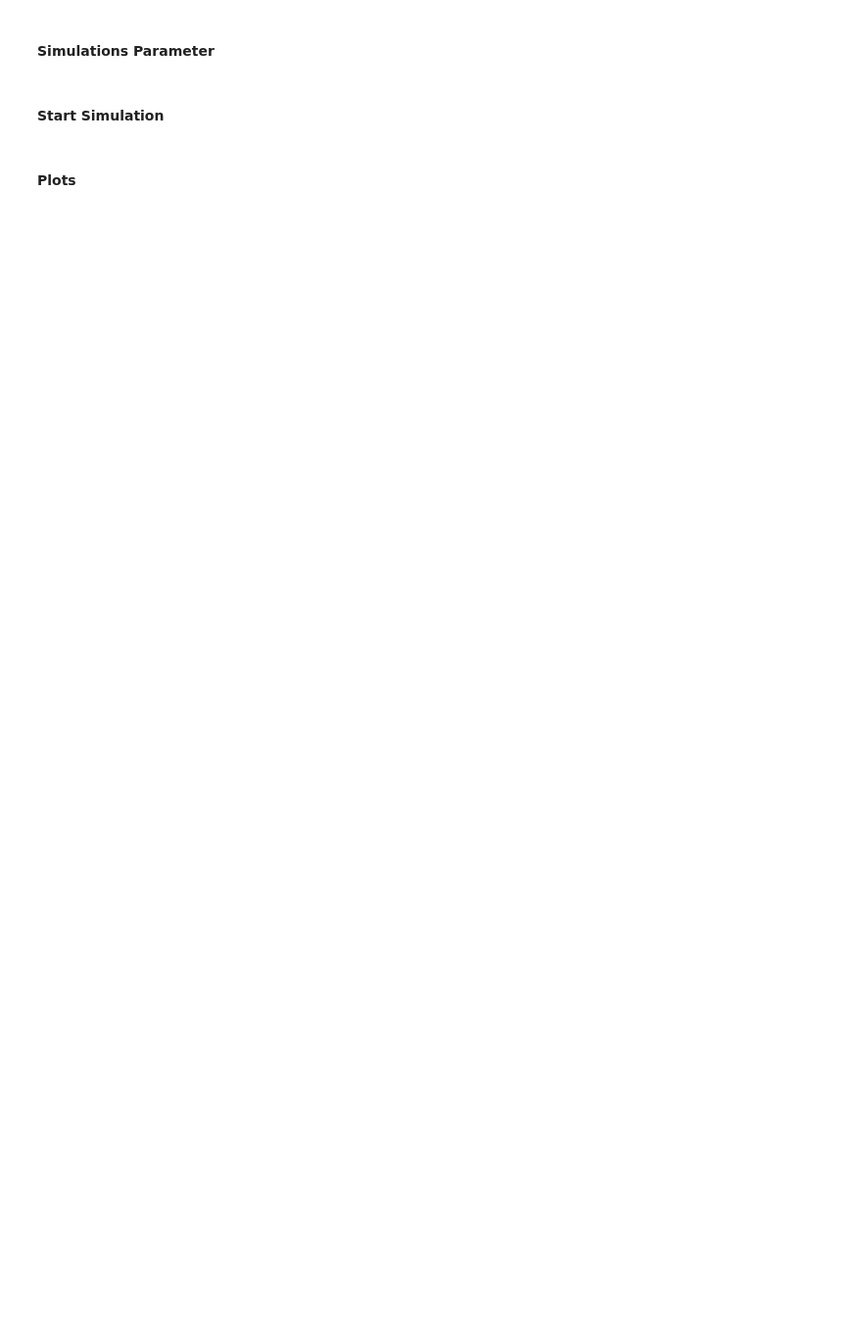
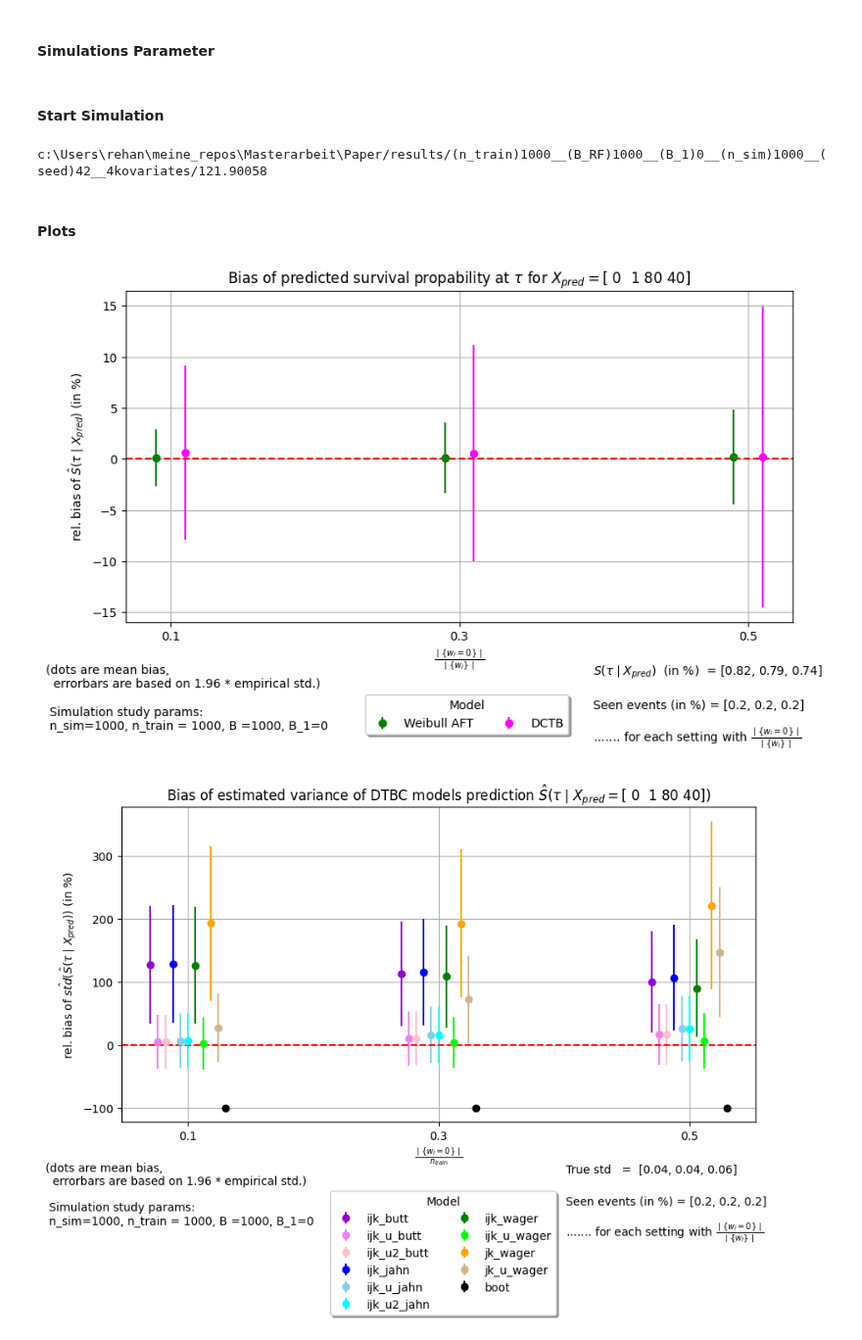
Before and after one commit to antjejahn/Masterarbeit_Butt, a Jupyter notebook: Paper/simulation.ipynb, the cells around one changed output. Shown at 98% size. Drawn from its saved outputs; the diff is of its cells as text; code cells hidden in the pictures; blank space fills up the shorter version.

Commit message:
paper_code_fertig_mit biaskorrektur 2 und boot

```diff
--- a/Paper/simulation.ipynb
+++ b/Paper/simulation.ipynb
@@ -22,11 +22,11 @@ jk_wager_calc= True
 # %%
 n_sim = 1000
 n = int(1000.5/0.7)
-B_RF = int(n * 0.7 )*10
+B_RF = int(n * 0.7 )
 
 seed = 42
 n_covariates = 4
-boot_calc= [False, 2 ]
+boot_calc= [False, 0 ]
 # %%
 # data generation parameters and RF parameters
 if n_covariates == 4:
@@ -332,12 +332,17 @@ exp_save_path = save_results(n=n, n_covariates=n_covariates, B_RF=B_RF, boot_cal
              data_generation_parameter_5=data_generation_parameter_5, params_rf=params_rf)
 
 print(exp_save_path)
+# %% [output]
+c:\Users\rehan\meine_repos\Masterarbeit\Paper/results/(n_train)1000__(B_RF)1000__(B_1)0__(n_sim)1000__(seed)42__4kovariates/121.90058
 # %% [markdown]
 #### Plots
 # %%
 #from utils import save_results, plot_pred_bias, plot_var_bias, plot_var_bias_without_u2
 #exp_save_path = r'c:\Users\rehan\meine_Repos\Masterarbeit\Paper/results/(n_train)1000__(B_RF)1000__(B_1)0__(n_sim)1000__(seed)42__4kovariates/121.90058'
 plot_pred_bias(exp_save_path)
 plot_var_bias(exp_save_path)
-plot_var_bias(exp_save_path,-20,20)
+#plot_var_bias(exp_save_path,-20,20)
 #plot_var_bias_without_u2(exp_save_path)
+# %% [output]
+[figure, added]
+[figure, added]
```
Also changed, not shown: 3 other files.
